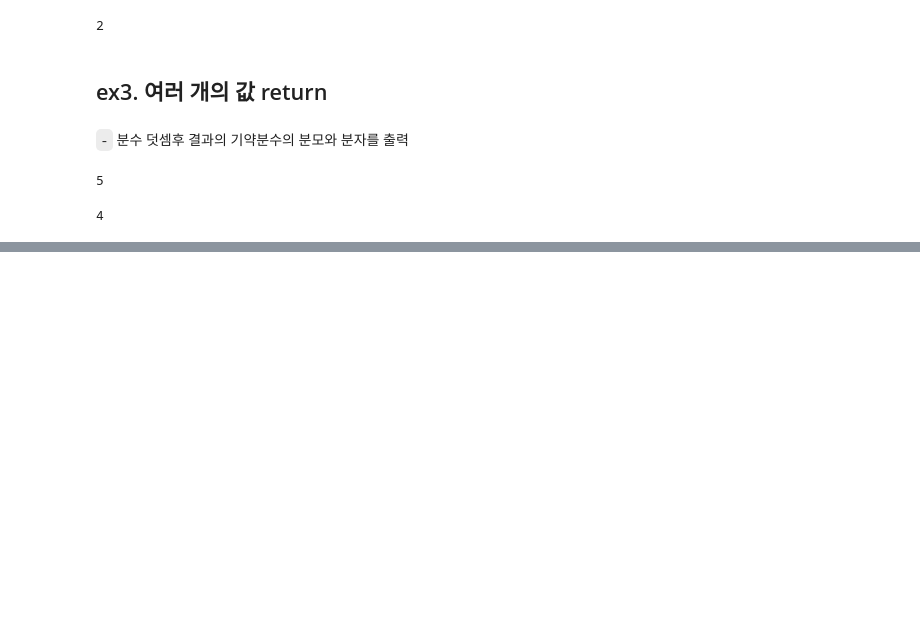
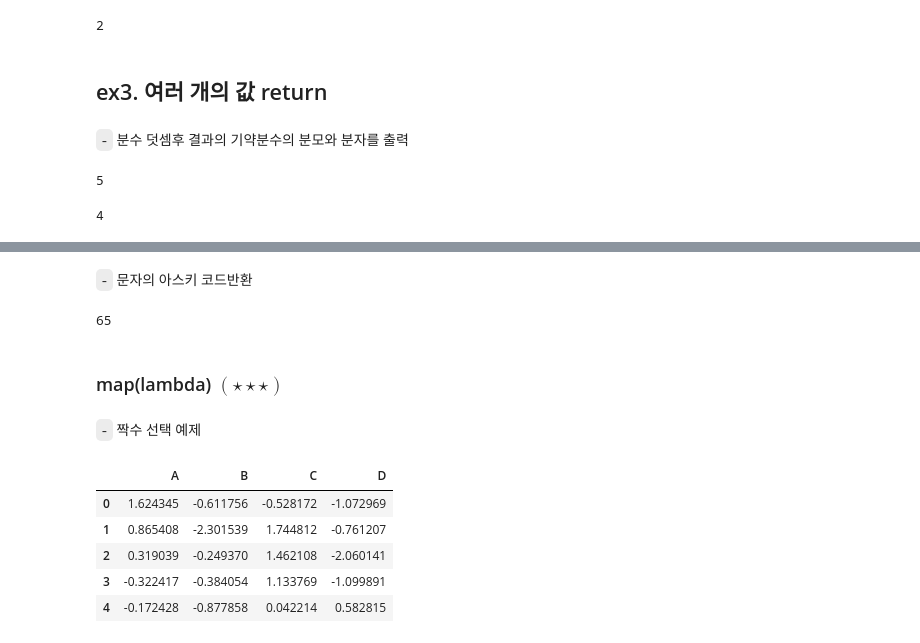
Before and after one commit to gangcheol/mysite2, a Jupyter notebook: posts/DX/0. 데이터 다루기/2023-08-16-04. Python Basic (5).ipynb, the cells around one changed output, grey strips where cells are left out. Cells and saved outputs as stored; diff of their text form; code cells hidden in the pictures; blank space fills up the shorter version.

```diff
--- a/posts/DX/0. 데이터 다루기/2023-08-16-04. Python Basic (5).ipynb
+++ b/posts/DX/0. 데이터 다루기/2023-08-16-04. Python Basic (5).ipynb
@@ -88,0 +219,10 @@ d
+# %% [markdown]
+`-` 문자의 아스키 코드반환
+# %%
+ord("A")
+# %% [output]
+65
+# %% [markdown]
+### map(lambda) $(\star\star\star)$
+# %% [markdown]
+`-` 짝수 선택 예제
@@ -88,0 +232,11 @@ d
+# %%
+np.random.seed(1)
+df2= pd.DataFrame(np.random.normal(size=(10,4)),columns=list('ABCD'))
+df2.head()
+# %% [output]
+|  | A | B | C | D |
+| 0 | 1.624345 | -0.611756 | -0.528172 | -1.072969 |
+| 1 | 0.865408 | -2.301539 | 1.744812 | -0.761207 |
+| 2 | 0.319039 | -0.249370 | 1.462108 | -2.060141 |
+| 3 | -0.322417 | -0.384054 | 1.133769 | -1.099891 |
+| 4 | -0.172428 | -0.877858 | 0.042214 | 0.582815 |
```
Also changed, not shown: parts of 134 cells of this notebook, 7 other files.
